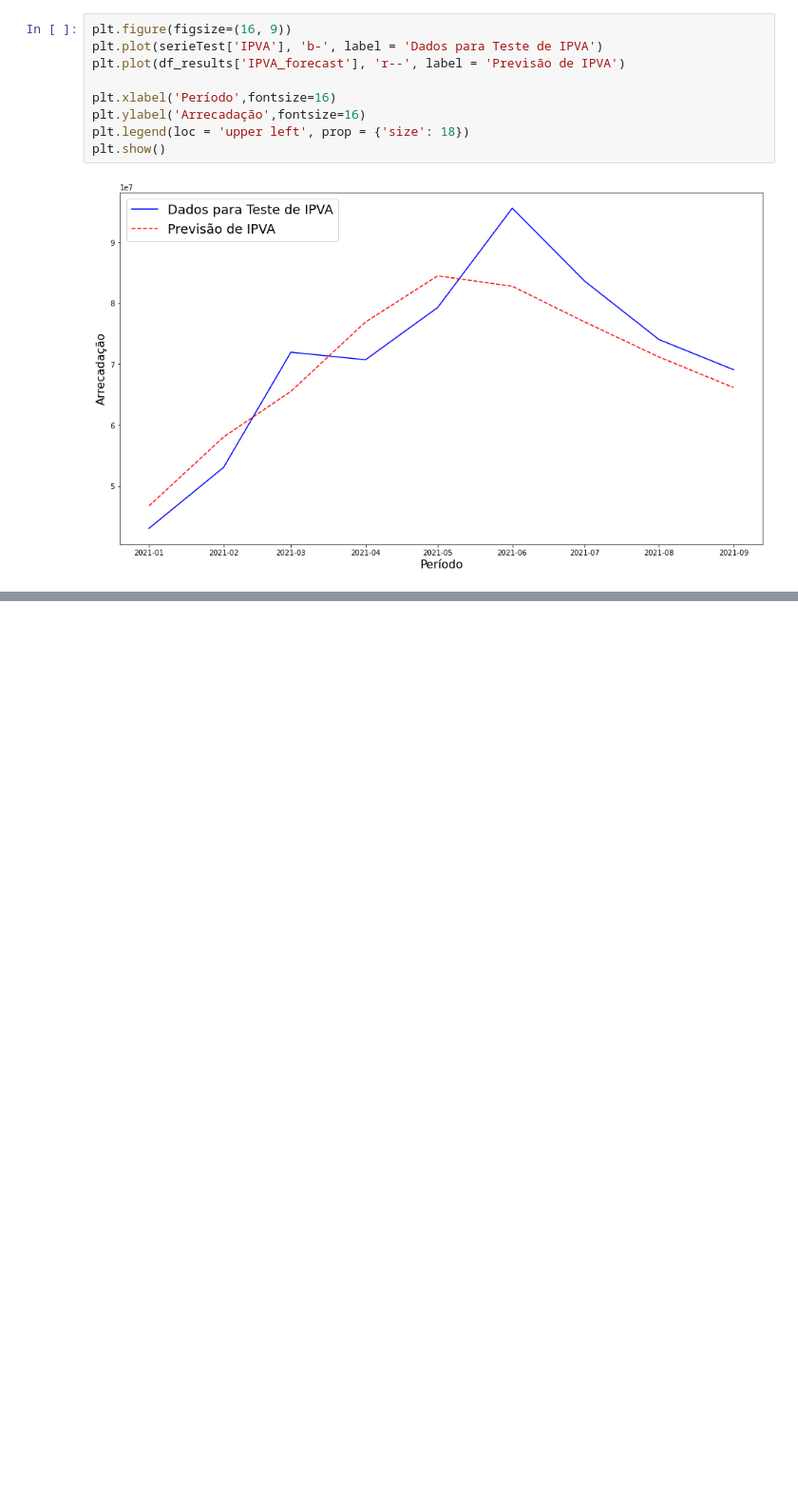
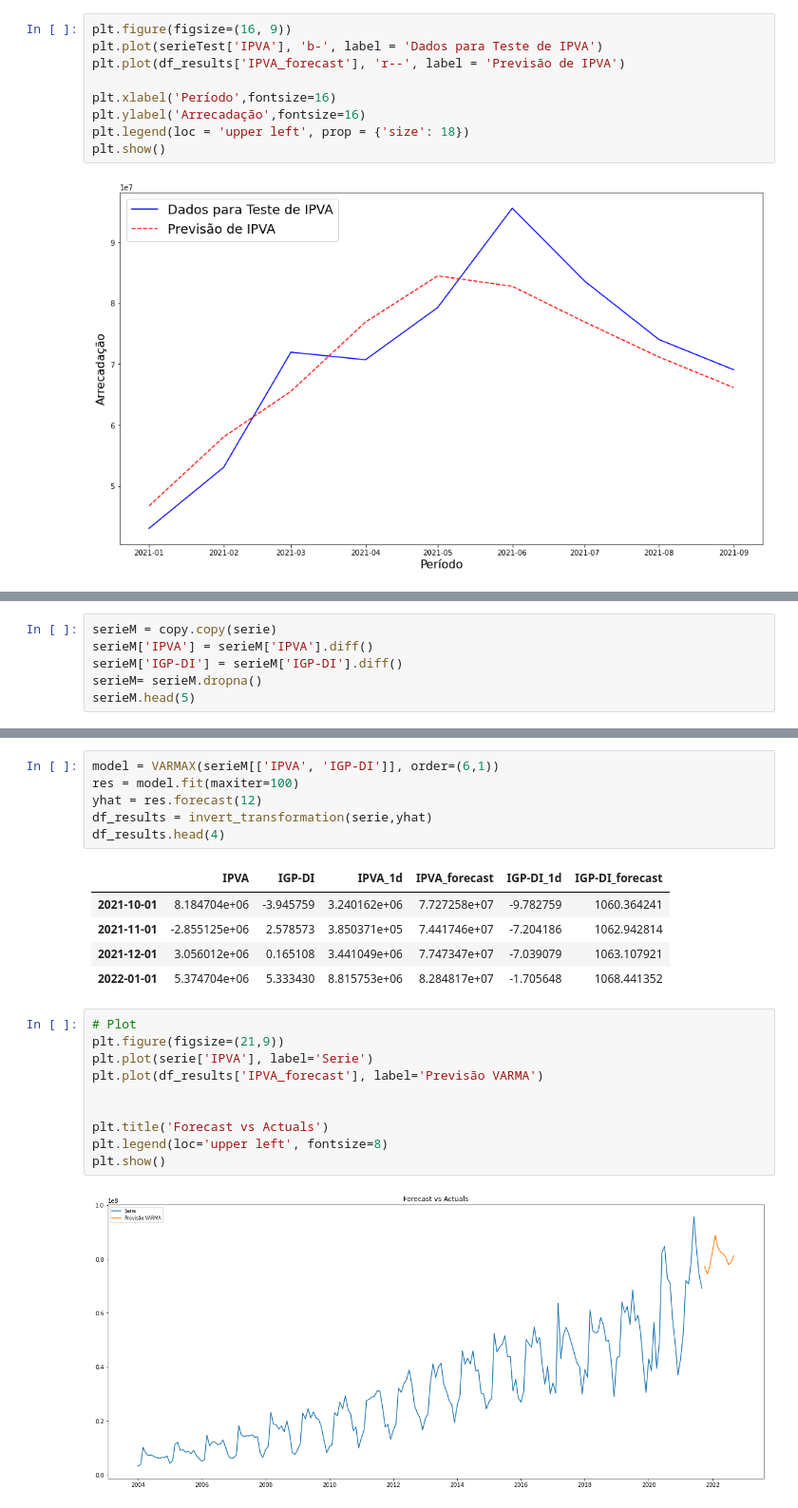
Before and after one commit to nicolycosta/Correlacao-e-regressao, a Jupyter notebook: VARMA.ipynb, the cells around one changed output, grey strips where cells are left out. Shown: that part at 95% size. Saved outputs shown, nothing was run; the diff lists cells and outputs as text; blank space fills up the shorter version.

```diff
--- a/VARMA.ipynb
+++ b/VARMA.ipynb
@@ -335,0 +338,6 @@ plt.show()
+# %%
+serieM = copy.copy(serie)
+serieM['IPVA'] = serieM['IPVA'].diff()
+serieM['IGP-DI'] = serieM['IGP-DI'].diff()
+serieM= serieM.dropna()
+serieM.head(5)
@@ -335,0 +352,24 @@ plt.show()
+# %%
+model = VARMAX(serieM[['IPVA', 'IGP-DI']], order=(6,1))
+res = model.fit(maxiter=100)
+yhat = res.forecast(12)
+df_results = invert_transformation(serie,yhat)
+df_results.head(4)
+# %% [output]
+|  | IPVA | IGP-DI | IPVA_1d | IPVA_forecast | IGP-DI_1d | IGP-DI_forecast |
+| 2021-10-01 | 8.184704e+06 | -3.945759 | 3.240162e+06 | 7.727258e+07 | -9.782759 | 1060.364241 |
+| 2021-11-01 | -2.855125e+06 | 2.578573 | 3.850371e+05 | 7.441746e+07 | -7.204186 | 1062.942814 |
+| 2021-12-01 | 3.056012e+06 | 0.165108 | 3.441049e+06 | 7.747347e+07 | -7.039079 | 1063.107921 |
+| 2022-01-01 | 5.374704e+06 | 5.333430 | 8.815753e+06 | 8.284817e+07 | -1.705648 | 1068.441352 |
+# %%
+# Plot
+plt.figure(figsize=(21,9))
+plt.plot(serie['IPVA'], label='Serie')
+plt.plot(df_results['IPVA_forecast'], label='Previsão VARMA')
+
+
+plt.title('Forecast vs Actuals')
+plt.legend(loc='upper left', fontsize=8)
+plt.show()
+# %% [output]
+[figure, added]
```
Also changed, not shown: parts of 2 cells of this notebook.
